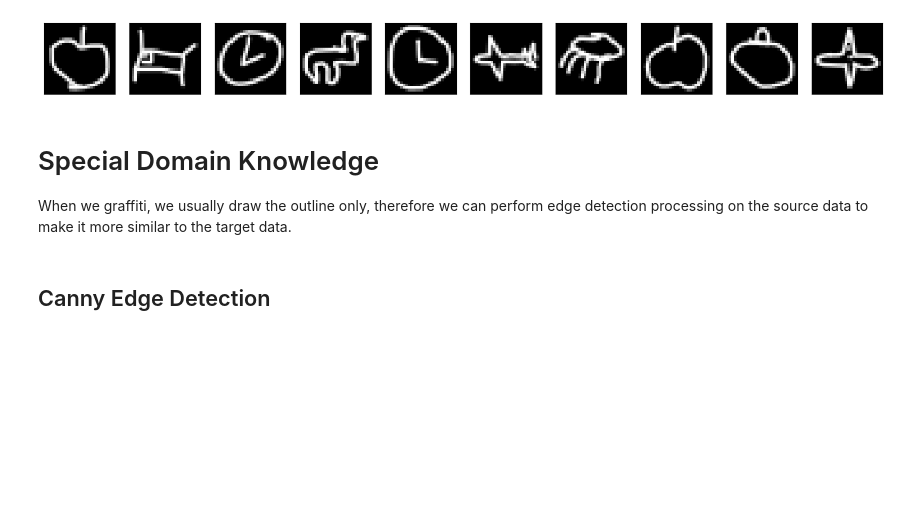
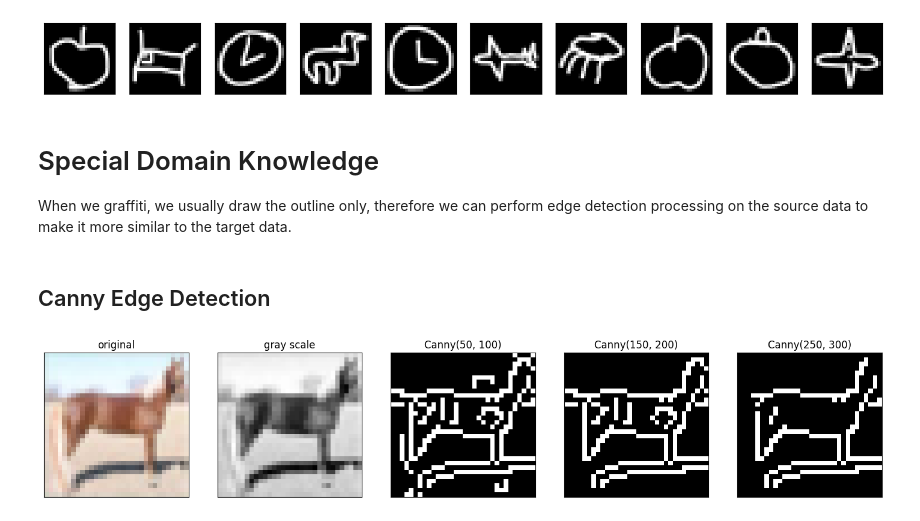
Before and after one commit to kluo9/Deep-Learning, a Jupyter notebook: Transfer_Learning_(Domain_Adversarial_Training).ipynb, the cells around one changed output. Drawn from its saved outputs; the diff is of its cells as text; code cells hidden in the pictures; blank space fills up the shorter version.

```diff
--- a/Transfer_Learning_(Domain_Adversarial_Training).ipynb
+++ b/Transfer_Learning_(Domain_Adversarial_Training).ipynb
@@ -71,3 +68,34 @@ for i in range(10):
 When we graffiti, we usually draw the outline only, therefore we can perform edge detection processing on the source data to make it more similar to the target data.
 # %% [markdown]
 ## Canny Edge Detection
+# %%
+import cv2
+import matplotlib.pyplot as plt
+titles = ['horse', 'bed', 'clock', 'apple', 'cat', 'plane', 'television', 'dog', 'dolphin', 'spider']
+plt.figure(figsize=(18, 18))
+
+original_img = plt.imread(f'real_or_drawing/train_data/0/0.bmp')
+plt.subplot(1, 5, 1)
+no_axis_show(original_img, title='original')
+
+gray_img = cv2.cvtColor(original_img, cv2.COLOR_RGB2GRAY)
+plt.subplot(1, 5, 2)
+no_axis_show(gray_img, title='gray scale', cmap='gray')
+
+gray_img = cv2.cvtColor(original_img, cv2.COLOR_RGB2GRAY)
+plt.subplot(1, 5, 2)
+no_axis_show(gray_img, title='gray scale', cmap='gray')
+
+canny_50100 = cv2.Canny(gray_img, 50, 100)
+plt.subplot(1, 5, 3)
+no_axis_show(canny_50100, title='Canny(50, 100)', cmap='gray')
+
+canny_150200 = cv2.Canny(gray_img, 150, 200)
+plt.subplot(1, 5, 4)
+no_axis_show(canny_150200, title='Canny(150, 200)', cmap='gray')
+
+canny_250300 = cv2.Canny(gray_img, 250, 300)
+plt.subplot(1, 5, 5)
+no_axis_show(canny_250300, title='Canny(250, 300)', cmap='gray')
+# %% [output]
+[figure, added]
```
Also changed, not shown: parts of 1 cell of this notebook.
